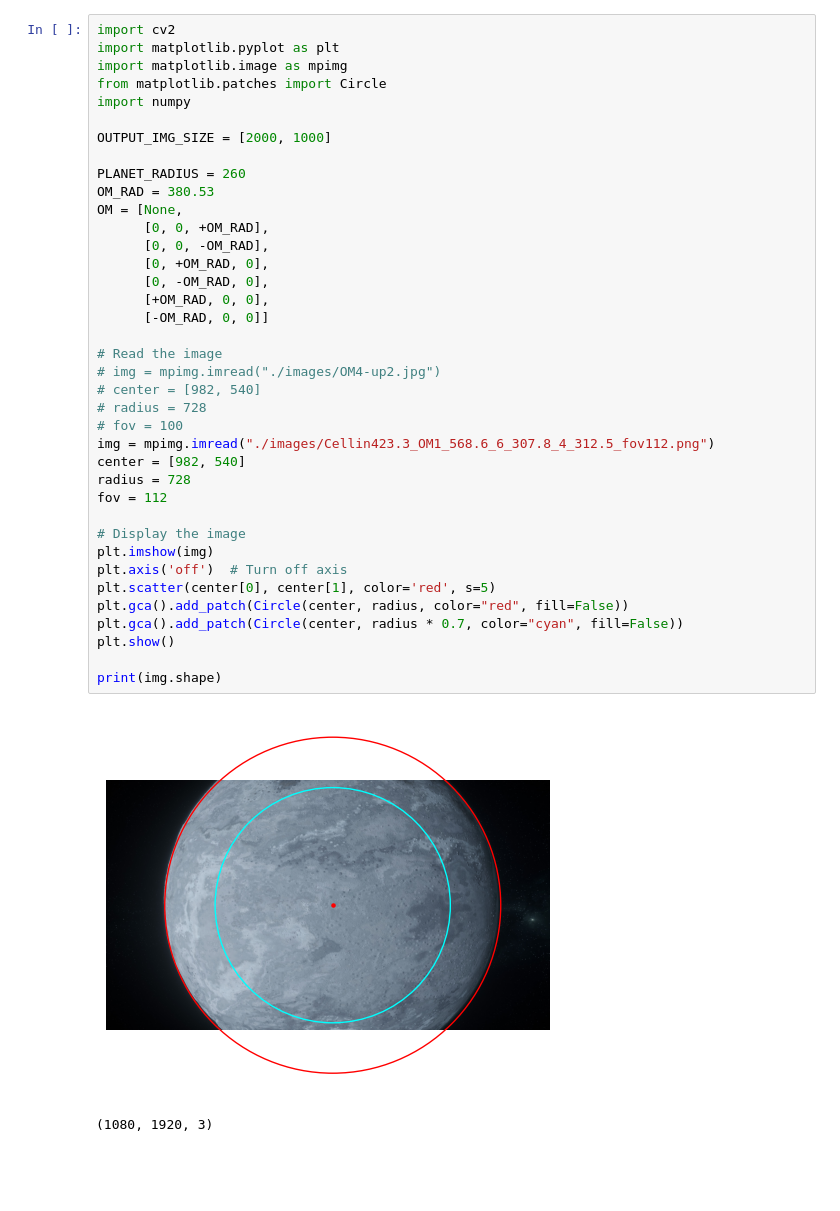
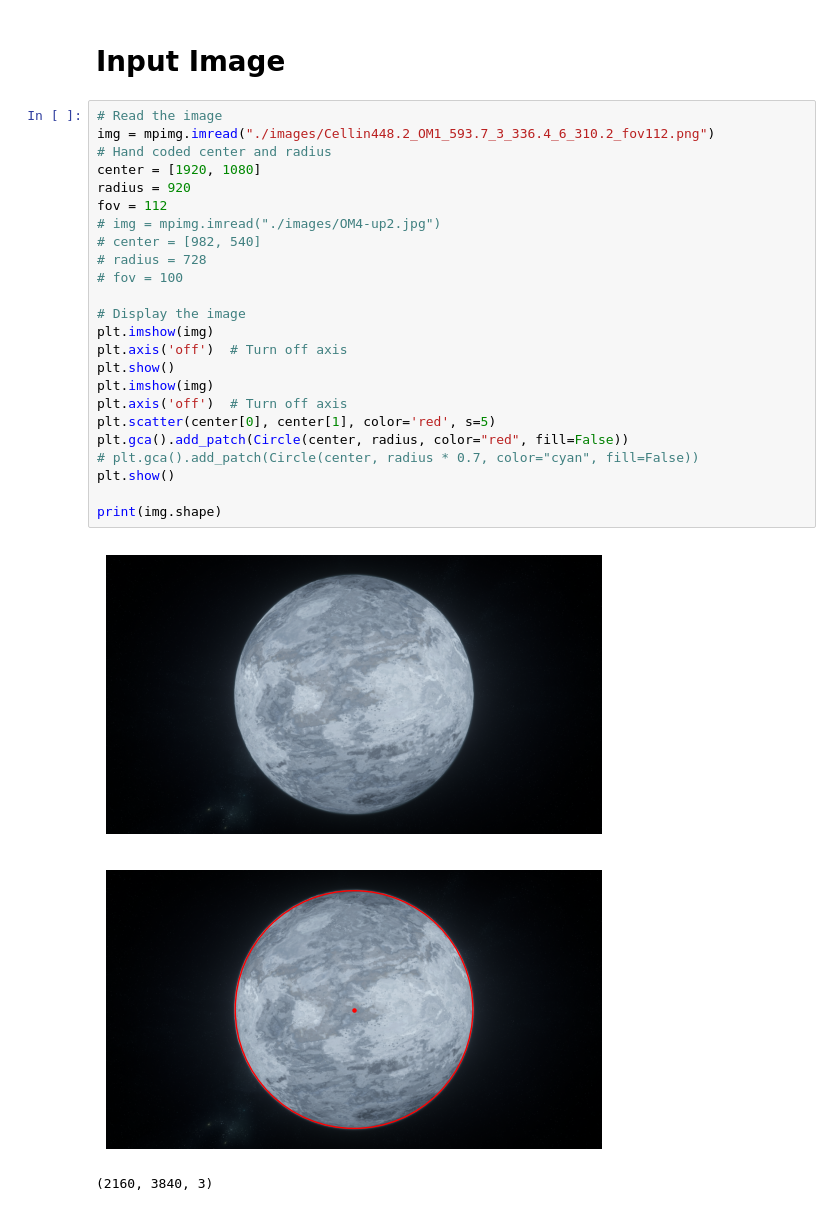
Before and after one commit to GrakePch/2024CV_FinalProject_StarCartographer, a Jupyter notebook: main.ipynb, the cells around one changed output. Saved outputs shown, nothing was run; the diff lists cells and outputs as text; blank space fills up the shorter version.

```diff
--- a/main.ipynb
+++ b/main.ipynb
@@ -1,41 +19,30 @@
+# %% [markdown]
+# Input Image
 # %%
-import cv2
-import matplotlib.pyplot as plt
-import matplotlib.image as mpimg
-from matplotlib.patches import Circle
-import numpy
-
-OUTPUT_IMG_SIZE = [2000, 1000]
-
-PLANET_RADIUS = 260
-OM_RAD = 380.53
-OM = [None,
-      [0, 0, +OM_RAD],
-      [0, 0, -OM_RAD],
-      [0, +OM_RAD, 0],
-      [0, -OM_RAD, 0],
-      [+OM_RAD, 0, 0],
-      [-OM_RAD, 0, 0]]
-
 # Read the image
+img = mpimg.imread("./images/Cellin448.2_OM1_593.7_3_336.4_6_310.2_fov112.png")
+# Hand coded center and radius
+center = [1920, 1080]
+radius = 920
+fov = 112
 # img = mpimg.imread("./images/OM4-up2.jpg")
 # center = [982, 540]
 # radius = 728
 # fov = 100
-img = mpimg.imread("./images/Cellin423.3_OM1_568.6_6_307.8_4_312.5_fov112.png")
-center = [982, 540]
-radius = 728
-fov = 112
 
 # Display the image
 plt.imshow(img)
 plt.axis('off')  # Turn off axis
+plt.show()
+plt.imshow(img)
+plt.axis('off')  # Turn off axis
 plt.scatter(center[0], center[1], color='red', s=5)
 plt.gca().add_patch(Circle(center, radius, color="red", fill=False))
-plt.gca().add_patch(Circle(center, radius * 0.7, color="cyan", fill=False))
+# plt.gca().add_patch(Circle(center, radius * 0.7, color="cyan", fill=False))
 plt.show()
 
 print(img.shape)
 # %% [output]
-[figure, old version]
+[figure, new version]
+[figure, added]
-(1080, 1920, 3)
+(2160, 3840, 3)
```
Also changed, not shown: parts of 14 cells of this notebook, 2 other files.
